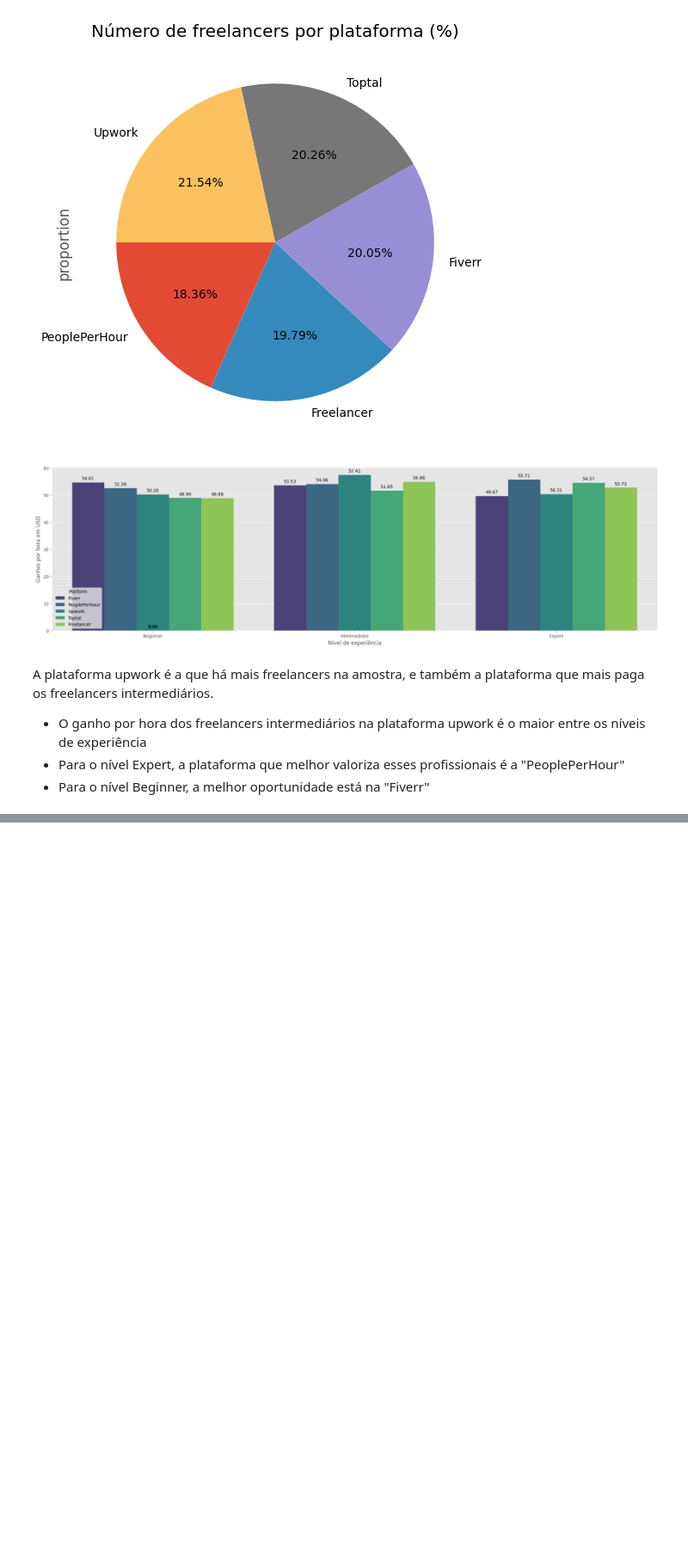
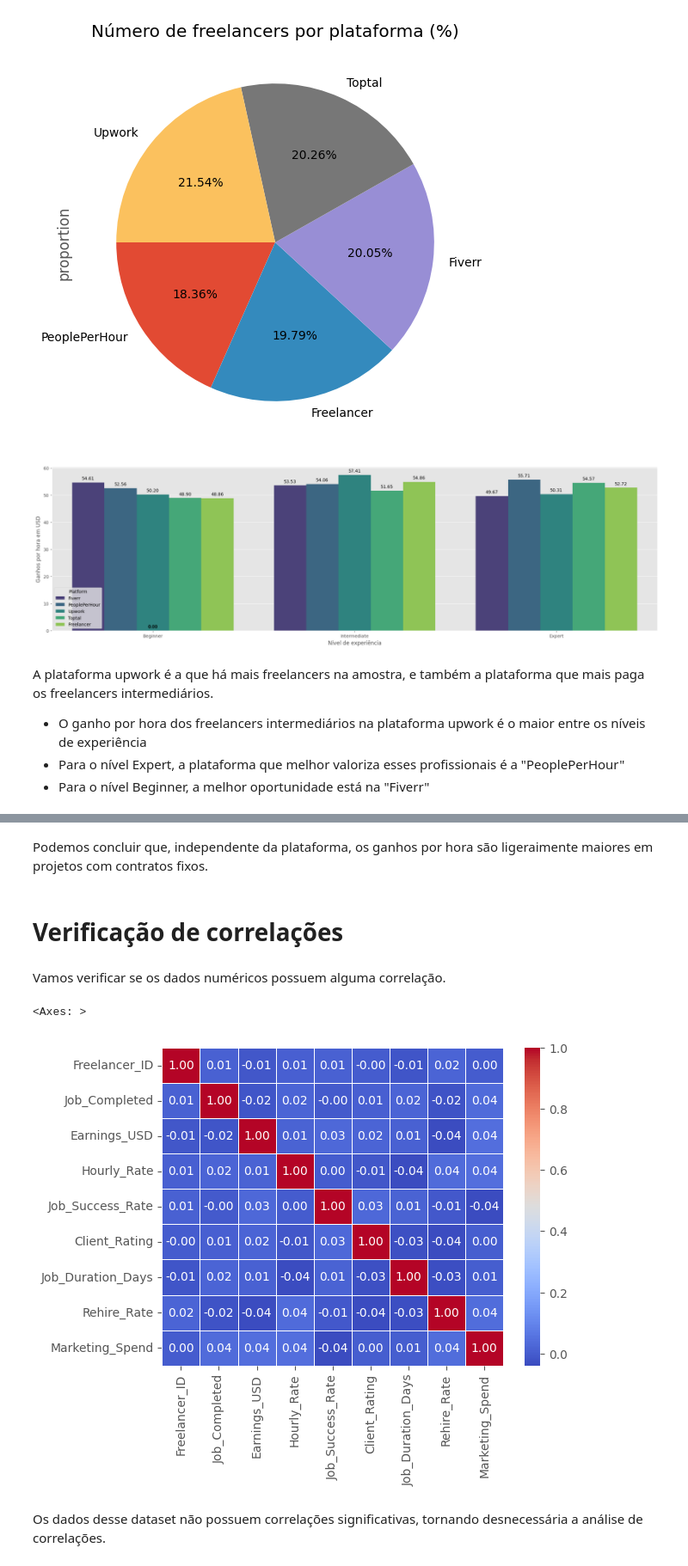
Before and after one commit to jotagadev/analise_freelancers_dataset, a Jupyter notebook: notebooks/analise.ipynb, the cells around one changed output, grey strips where cells are left out. Shown at 86% size. Drawn from its saved outputs; the diff is of its cells as text; code cells hidden in the pictures; blank space fills up the shorter version.

```diff
--- a/notebooks/analise.ipynb
+++ b/notebooks/analise.ipynb
@@ -236,0 +261,13 @@ A plataforma upwork é a que há mais freelancers na amostra, e também a plataf
+# %% [markdown]
+Podemos concluir que, independente da plataforma, os ganhos por hora são ligeraimente maiores em projetos com contratos fixos.
+# %% [markdown]
+# Verificação de correlações
+# %% [markdown]
+Vamos verificar se os dados numéricos possuem alguma correlação.
+# %%
+sns.heatmap(df.corr(numeric_only=True), annot=True, cmap='coolwarm', fmt='.2f', linewidths=0.5)
+# %% [output]
+<Axes: >
+[figure, added]
+# %% [markdown]
+Os dados desse dataset não possuem correlações significativas, tornando desnecessária a análise de correlações.
```
Also changed, not shown: parts of 6 cells of this notebook.
